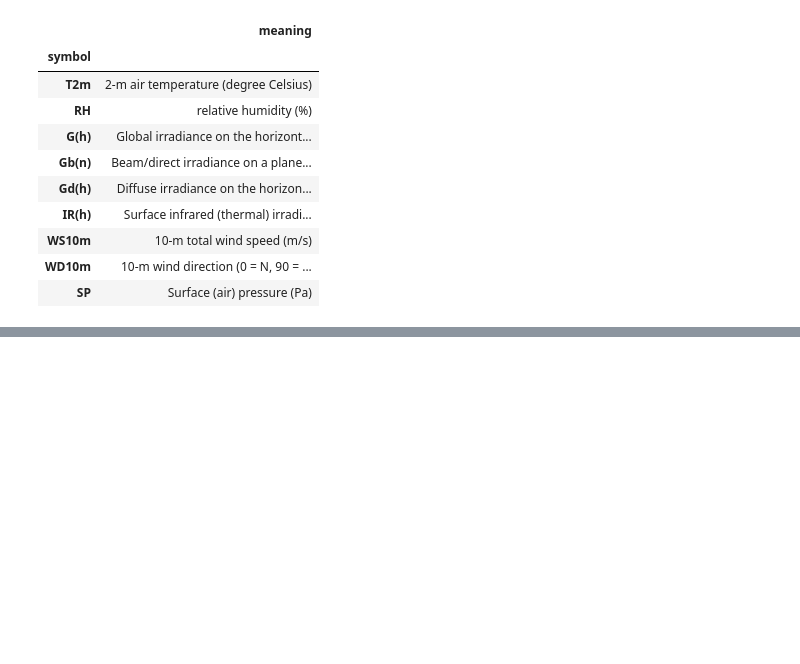
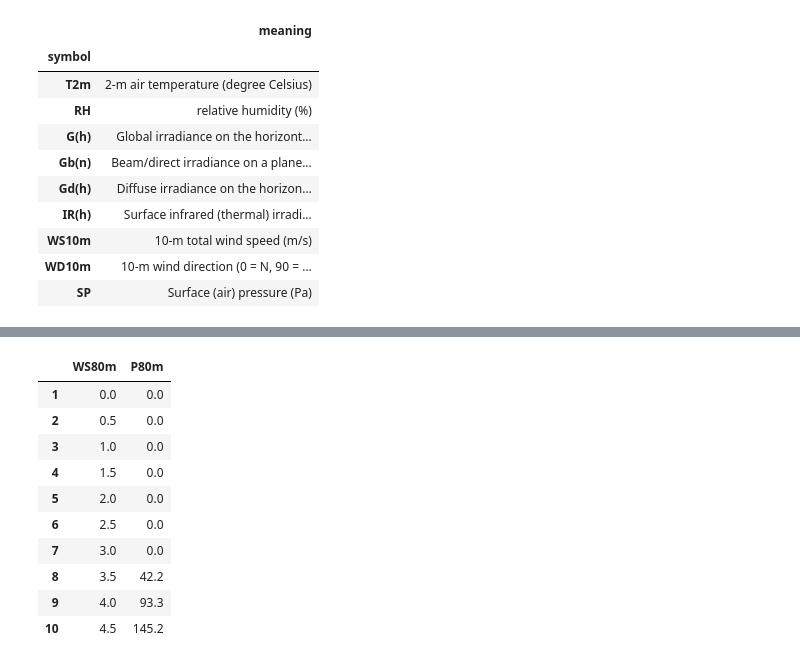
Before and after one commit to dawikrol/Engineering-thesis, a Jupyter notebook: Scripts/Wind_potential.ipynb, the cells around one changed output, grey strips where cells are left out. Cells and saved outputs as stored; diff of their text form; code cells hidden in the pictures; blank space fills up the shorter version.

```diff
--- a/Scripts/Wind_potential.ipynb
+++ b/Scripts/Wind_potential.ipynb
@@ -127,0 +155,14 @@ cl_data
+# %%
+turbine_2MW.head(10)
+# %% [output]
+|  | WS80m | P80m |
+| 1 | 0.0 | 0.0 |
+| 2 | 0.5 | 0.0 |
+| 3 | 1.0 | 0.0 |
+| 4 | 1.5 | 0.0 |
+| 5 | 2.0 | 0.0 |
+| 6 | 2.5 | 0.0 |
+| 7 | 3.0 | 0.0 |
+| 8 | 3.5 | 42.2 |
+| 9 | 4.0 | 93.3 |
+| 10 | 4.5 | 145.2 |
```
Also changed, not shown: parts of 13 cells of this notebook.
